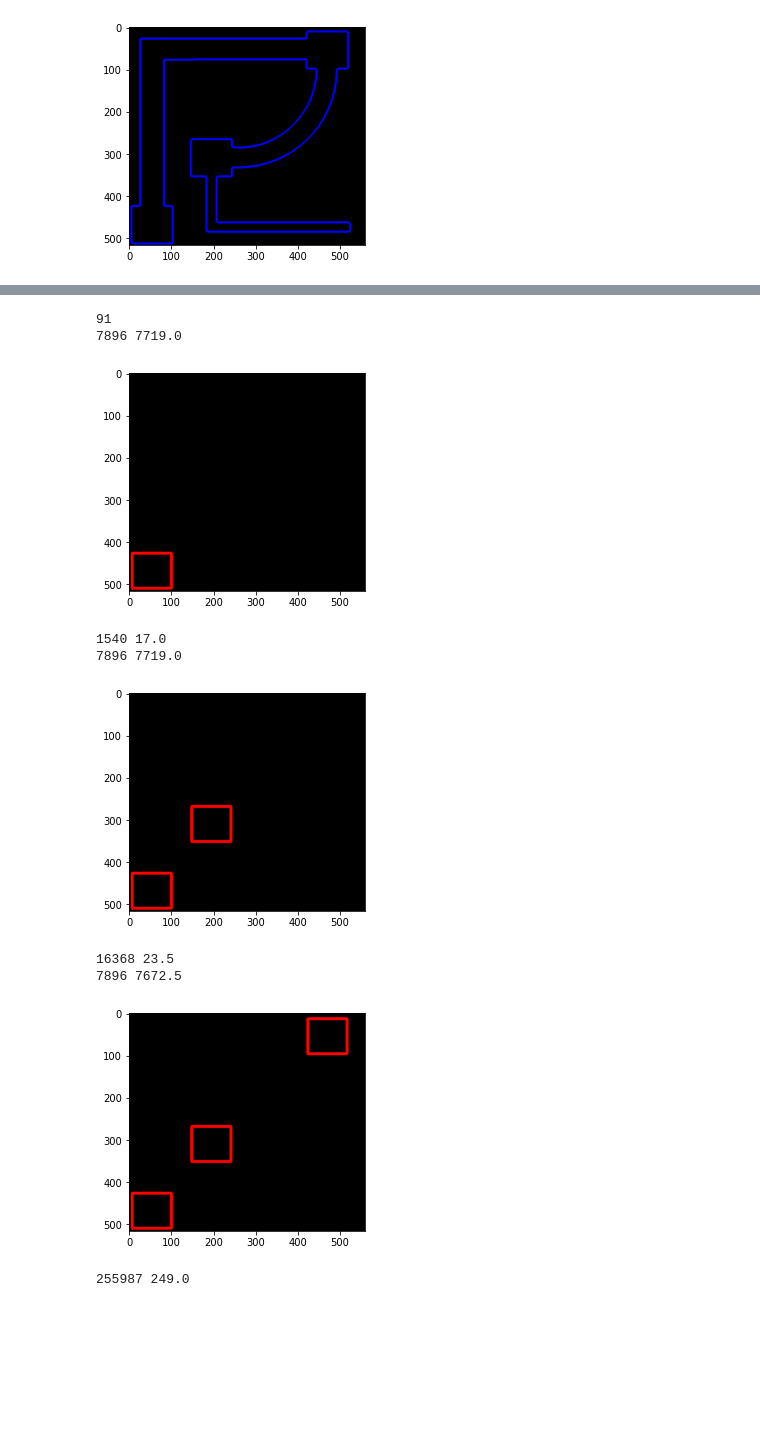
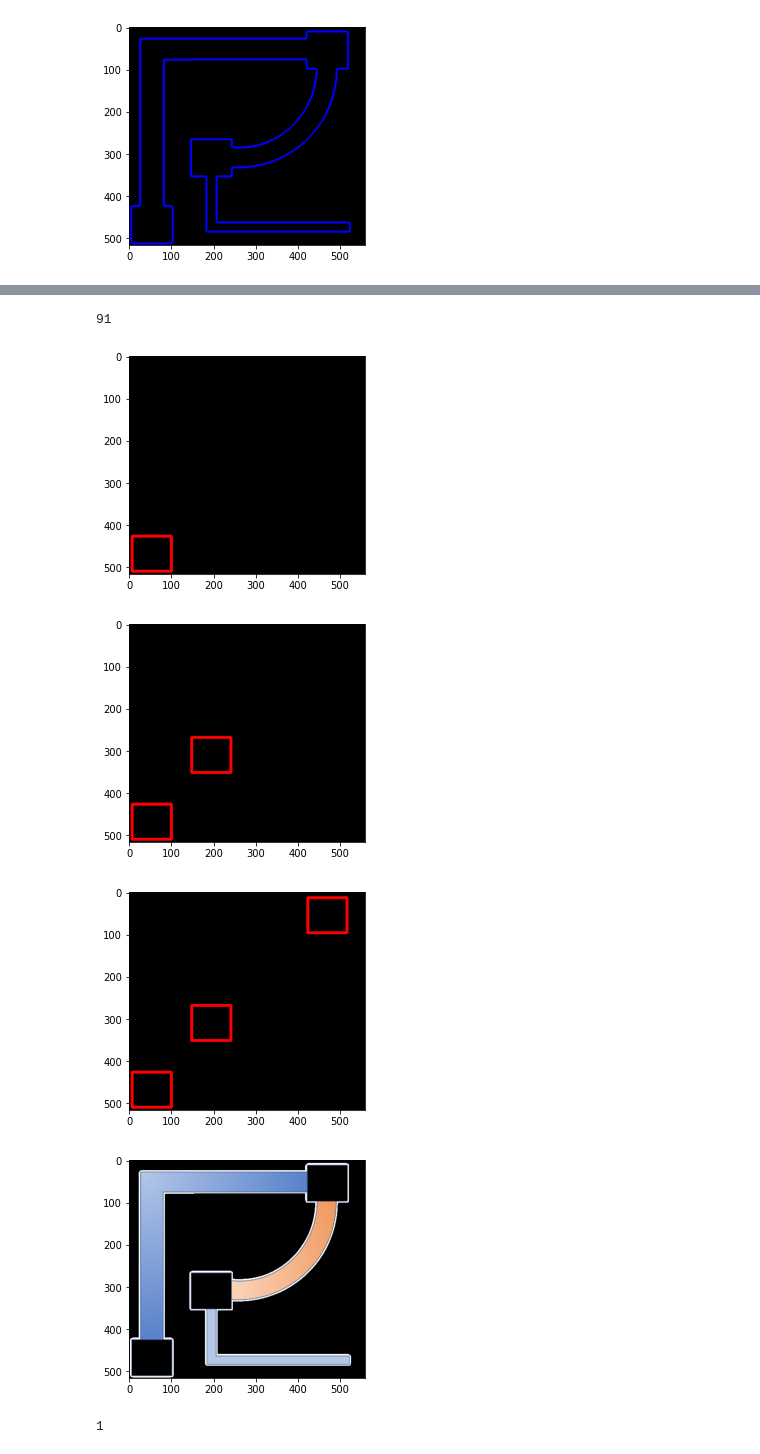
Before and after one commit to teerameth/Module6-7, a Jupyter notebook: Milestone2.ipynb, the cells around one changed output, grey strips where cells are left out. Saved outputs shown, nothing was run; the diff lists cells and outputs as text; code cells hidden in the pictures; blank space fills up the shorter version.

```diff
--- a/Milestone2.ipynb
+++ b/Milestone2.ipynb
@@ -43,38 +43,46 @@ imshow(filled)
 # %%
 def is_contour_rect(c):
     # approximate the contour
     peri = cv2.arcLength(c, True)
     approx = cv2.approxPolyDP(c, 0.02 * peri, True)
     # the contour is 'bad' if it is not a rectangle
     return len(approx) == 4
 def is_contour_square(c):
     # approximate the contour
     peri = cv2.arcLength(c, True)
     approx = cv2.approxPolyDP(c, 0.02 * peri, True)
     area = cv2.contourArea(approx)
     if area == 0: return False
     rect = cv2.boundingRect(approx)
     s_area = rect[2] * rect[3]
     return s_area/area > 0.9 and area/s_area > 0.9
 LUV = cv2.cvtColor(frame, cv2.COLOR_BGR2LUV)
 # Find edges
 edges = cv2.Canny(LUV, 20, 100)
 contours, hierarchy = cv2.findContours(edges,cv2.RETR_EXTERNAL, cv2.CHAIN_APPROX_NONE)
 print(len(contours))
-black = np.zeros([516, 559, 3], np.uint8)
+black = np.zeros(frame.shape[:4], dtype="uint8") # For visualize
+marker_mask = np.ones(frame.shape[:2], dtype="uint8") * 255
 for i, c in enumerate(contours):
     if is_contour_rect(c):
         if is_contour_square(c):
+            cv2.drawContours(marker_mask, [c], -1, 0, -1)
             cv2.drawContours(black, contours, i, (0, 0, 255), 6)
             imshow(black)
+frame_path = cv2.bitwise_and(frame, frame, mask=filled)
+frame_path = cv2.bitwise_and(frame_path, frame_path, mask=marker_mask)
+imshow(frame_path)
+
+edges = cv2.Canny(frame_path, 70, 250)
+contours, hierarchy = cv2.findContours(edges, cv2.RETR_EXTERNAL, cv2.CHAIN_APPROX_NONE)
+print(len(contours))
+black = np.zeros(frame.shape[:4], dtype="uint8") # For visualize
+cv2.drawContours(black, contours, -1, (255, 0, 0), 3)
+imshow(black)
 # %% [output]
 91
-7896 7719.0
 [figure]
+[figure]
+[figure]
+[figure, added]
-1540 17.0
-7896 7719.0
+1
-[figure]
-16368 23.5
-7896 7672.5
-[figure]
-255987 249.0
```
Also changed, not shown: parts of 4 cells of this notebook, 1 other file.
